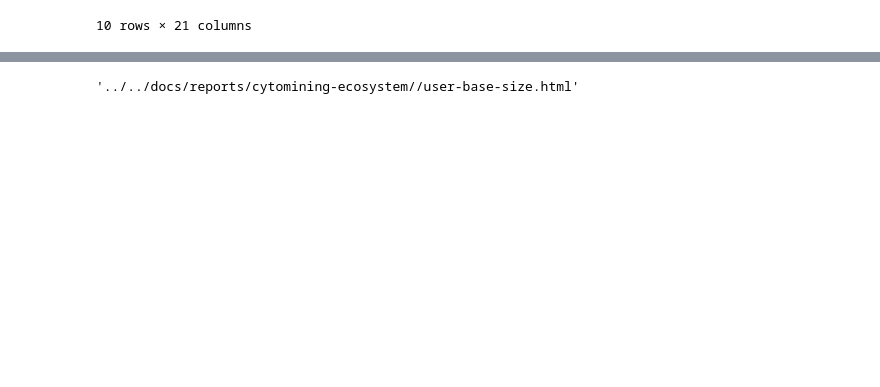
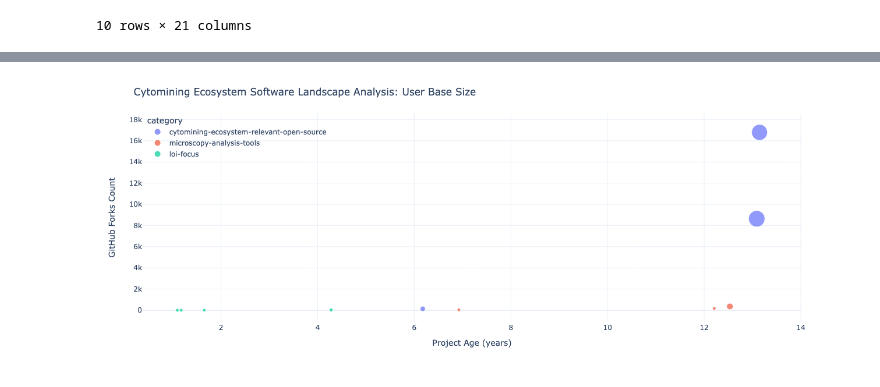
Before and after one commit to WayScience/software-landscape-analysis, a Jupyter notebook: notebooks/cytomining-ecosystem/visualize-landscape.ipynb, the cells around one changed output, grey strips where cells are left out. Cells and saved outputs as stored; diff of their text form; code cells hidden in the pictures; blank space fills up the shorter version.

```diff
--- a/notebooks/cytomining-ecosystem/visualize-landscape.ipynb
+++ b/notebooks/cytomining-ecosystem/visualize-landscape.ipynb
@@ -139,5 +135,32 @@ fig.show()
 # %%
+# bubble scatter plot
+fig = px.scatter(
+    df_projects,
+    hover_name="Project Name",
+    x="Duration Created to Now in Years",
+    y="GitHub Forks",
+    size="GitHub Contributors",
+    color="category",
+    width=1250,
+    height=500,
+)
+
+# set a minimum size for the plot points
+fig.update_traces(marker=dict(sizemin=3))
+
+# customize the chart layout
+fig.update_layout(
+    title=f"{title_prefix}: User Base Size",
+    xaxis_title="Project Age (years)",
+    yaxis_title="GitHub Forks Count",
+    # set legend placement over chart for space conservation
+    legend=dict(x=0.005, y=1.0005, traceorder="normal", bgcolor="rgba(0,0,0,0)"),
+)
+
 # export to html
-plot(fig, filename=f"{export_dir}/user-base-size.html", auto_open=False)
+plot(fig, filename=f"{export_dir}/maturity.html", auto_open=False)
+
+# Show the chart
+fig.show()
 # %% [output]
-'../../docs/reports/cytomining-ecosystem//user-base-size.html'
+[figure, added]
```
Also changed, not shown: parts of 3 cells of this notebook, 2 other files.
